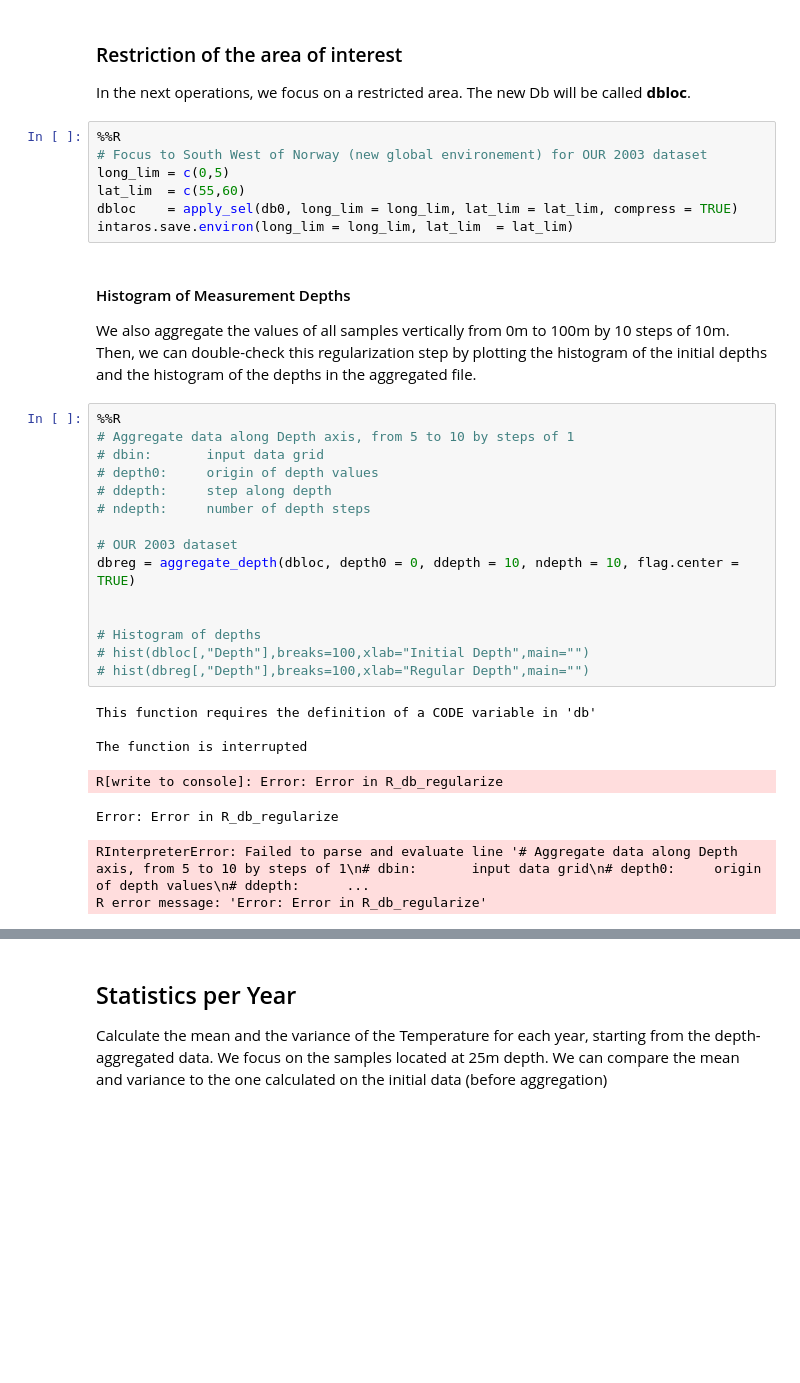
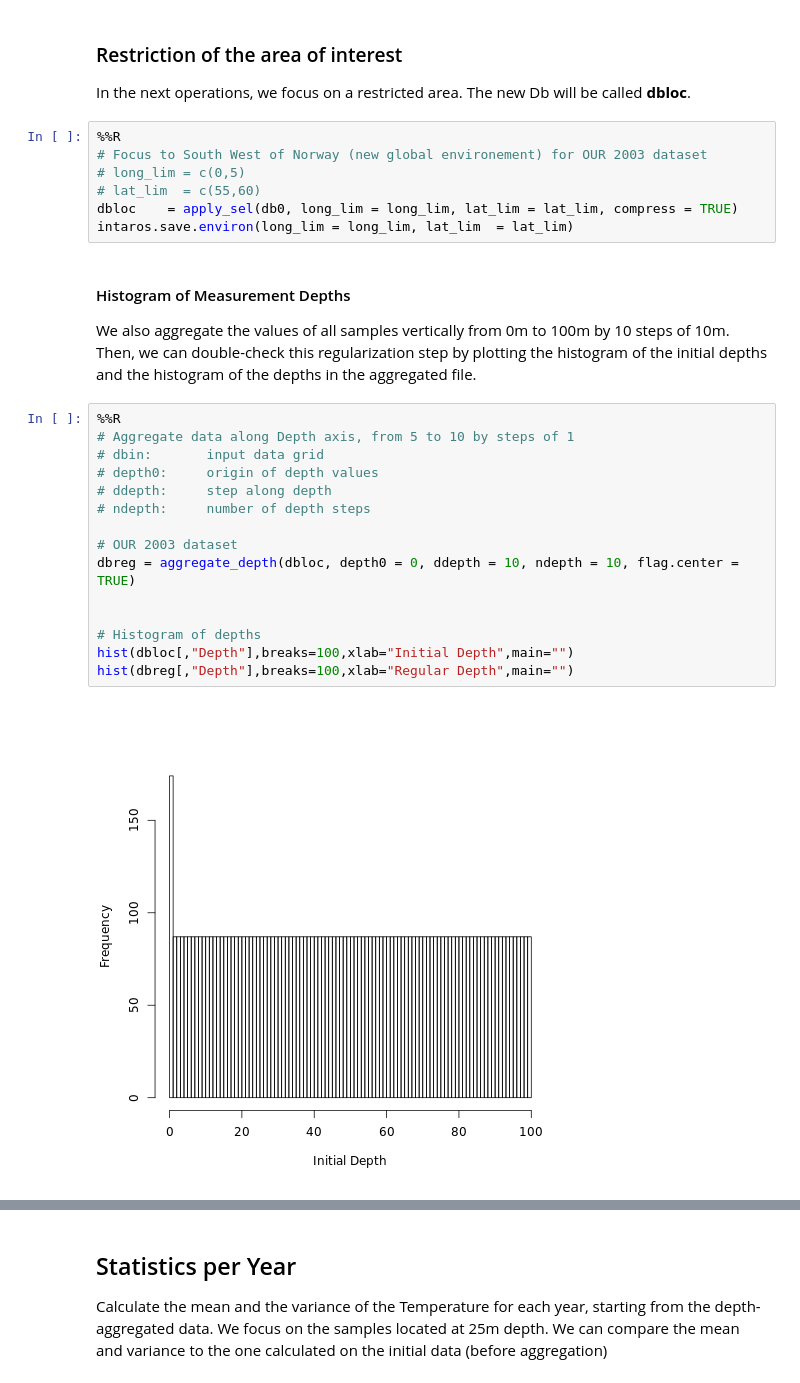
Before and after one commit to ec-intaros/iaos-showcase-app-Barents-Sea-CTD, a Jupyter notebook: Barrents sea - CTD data processing.ipynb, the cells around one changed output, grey strips where cells are left out. Cells and saved outputs as stored; diff of their text form; blank space fills up the shorter version.

```diff
--- a/Barrents sea - CTD data processing.ipynb
+++ b/Barrents sea - CTD data processing.ipynb
@@ -898,8 +683,8 @@ In the next operations, we focus on a restricted area. The new Db will be called
 # %%
 %%R
 # Focus to South West of Norway (new global environement) for OUR 2003 dataset
-long_lim = c(0,5)
-lat_lim  = c(55,60)
+# long_lim = c(0,5)
+# lat_lim  = c(55,60)
 dbloc    = apply_sel(db0, long_lim = long_lim, lat_lim = lat_lim, compress = TRUE)
 intaros.save.environ(long_lim = long_lim, lat_lim  = lat_lim)
 # %% [markdown]
@@ -910,23 +695,17 @@ Then, we can double-check this regularization step by plotting the histogram of
 # %%
 %%R
 # Aggregate data along Depth axis, from 5 to 10 by steps of 1
 # dbin:       input data grid
 # depth0:     origin of depth values
 # ddepth:     step along depth
 # ndepth:     number of depth steps
 
 # OUR 2003 dataset
 dbreg = aggregate_depth(dbloc, depth0 = 0, ddepth = 10, ndepth = 10, flag.center = TRUE)
 
 
 # Histogram of depths
-# hist(dbloc[,"Depth"],breaks=100,xlab="Initial Depth",main="")
-# hist(dbreg[,"Depth"],breaks=100,xlab="Regular Depth",main="")
+hist(dbloc[,"Depth"],breaks=100,xlab="Initial Depth",main="")
+hist(dbreg[,"Depth"],breaks=100,xlab="Regular Depth",main="")
 # %% [output]
-This function requires the definition of a CODE variable in 'db'
-
-The function is interrupted
-R[write to console]: Error: Error in R_db_regularize
-Error: Error in R_db_regularize
-RInterpreterError: Failed to parse and evaluate line '# Aggregate data along Depth axis, from 5 to 10 by steps of 1\n# dbin:       input data grid\n# depth0:     origin of depth values\n# ddepth:      ...
-R error message: 'Error: Error in R_db_regularize'
+[figure, added]
```
Also changed, not shown: parts of 27 cells of this notebook, 1 other file.
